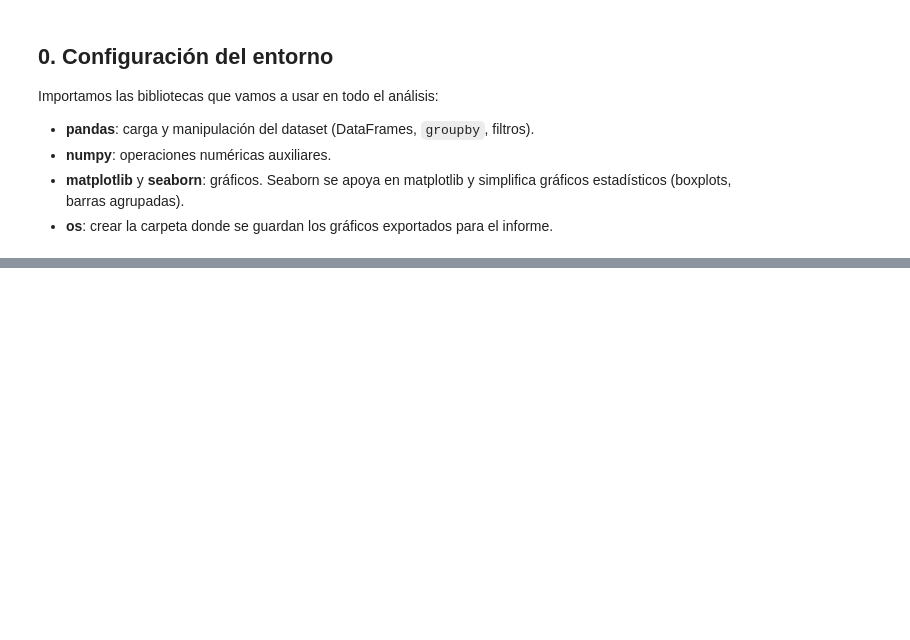
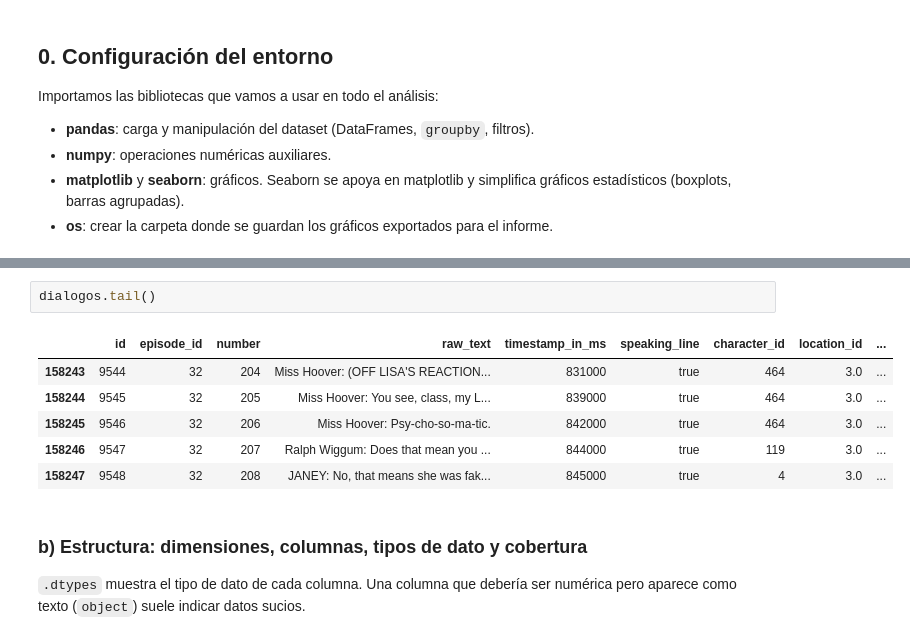
Before and after one commit to enedenao/tp_labo, a Jupyter notebook: notebook.ipynb, the cells around one changed output, grey strips where cells are left out. Drawn from its saved outputs; the diff is of its cells as text; blank space fills up the shorter version.

```diff
--- a/notebook.ipynb
+++ b/notebook.ipynb
@@ -53,0 +92,13 @@ Filas: 155,897 | Columnas: 15
+# %%
+dialogos.tail()
+# %% [output]
+|  | id | episode_id | number | raw_text | timestamp_in_ms | speaking_line | character_id | location_id | ... |
+| 158243 | 9544 | 32 | 204 | Miss Hoover: (OFF LISA'S REACTION... | 831000 | true | 464 | 3.0 | ... |
+| 158244 | 9545 | 32 | 205 | Miss Hoover: You see, class, my L... | 839000 | true | 464 | 3.0 | ... |
+| 158245 | 9546 | 32 | 206 | Miss Hoover: Psy-cho-so-ma-tic. | 842000 | true | 464 | 3.0 | ... |
+| 158246 | 9547 | 32 | 207 | Ralph Wiggum: Does that mean you ... | 844000 | true | 119 | 3.0 | ... |
+| 158247 | 9548 | 32 | 208 | JANEY: No, that means she was fak... | 845000 | true | 4 | 3.0 | ... |
+# %% [markdown]
+### b) Estructura: dimensiones, columnas, tipos de dato y cobertura
+
+`.dtypes` muestra el tipo de dato de cada columna. Una columna que debería ser numérica pero aparece como texto (`object`) suele indicar datos sucios.
```
Also changed, not shown: parts of 26 cells of this notebook.
